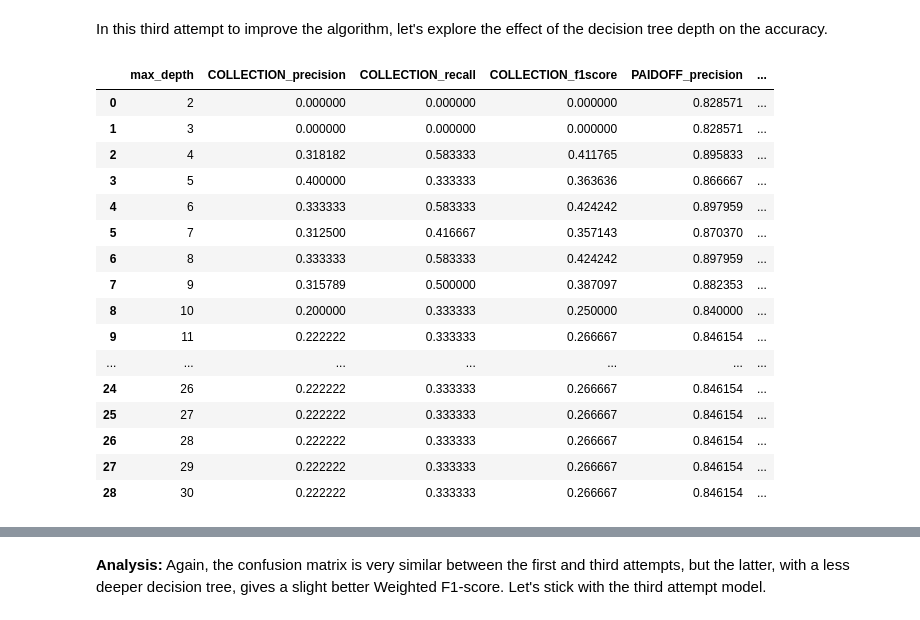
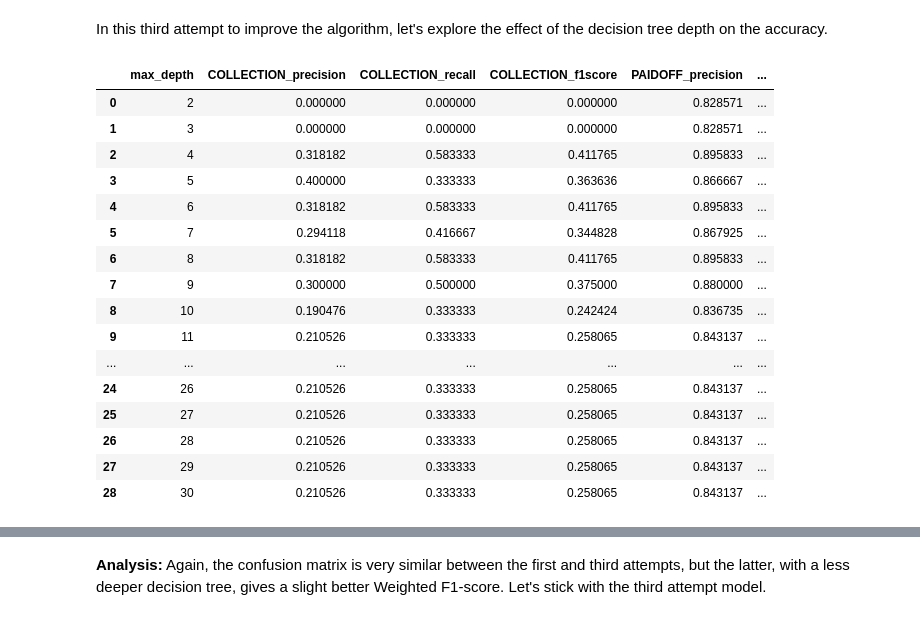
Before and after one commit to rcmtavares/coursera-capstone-project, a Jupyter notebook: ML0101EN final project.ipynb, the cells around one changed output, grey strips where cells are left out. Drawn from its saved outputs; the diff is of its cells as text; code cells hidden in the pictures.

```diff
--- a/ML0101EN final project.ipynb
+++ b/ML0101EN final project.ipynb
@@ -431,8 +430,8 @@ We can expect that our model won't be very good at predicting COLLECTION cases,
 # %%
 # Create a knn classifier with the best k and train the model again with the entire X dataset,
 # that will be used in the end for the final comparison of algorithms
-knn = KNeighborsClassifier(n_neighbors = best_k)
-knn.fit(X, y)
+knn_final = KNeighborsClassifier(n_neighbors = best_k)
+knn_final.fit(X, y)
 # %% [output]
 KNeighborsClassifier(algorithm='auto', leaf_size=30, metric='minkowski',
            metric_params=None, n_jobs=None, n_neighbors=18, p=2,
@@ -540,48 +539,48 @@ max_depth = 30
 results_dt = pd.DataFrame()
 
 # Iterate through different max_depth values and get the model's metrics
 for depth in range(min_depth, max_depth+1):
     dt = DecisionTreeClassifier(criterion="entropy", max_depth=depth)
-    dt.fit( X_train, y_train )
-    yhat_dt = dt.predict( X_test )
+    dt.fit( X_train_dt, y_train_dt )
+    yhat_dt = dt.predict( X_test_dt )
 
     # Get some metrics about our model
-    r = classification_report(y_test, yhat_dt, output_dict=True)
+    r = classification_report(y_test_dt, yhat_dt, output_dict=True)
 
     # Fill a dictionary with the desired metrics
     d = { 'max_depth' : [depth],
           'COLLECTION_precision' : [r['COLLECTION']['precision']],
           'COLLECTION_recall' : [r['COLLECTION']['recall']],
           'COLLECTION_f1score' : [r['COLLECTION']['f1-score']],
           'PAIDOFF_precision' : [r['PAIDOFF']['precision']],
           'PAIDOFF_recall' : [r['PAIDOFF']['recall']],
           'PAIDOFF_f1score' : [r['PAIDOFF']['f1-score']],
           'weighted_f1score' : [r['weighted avg']['f1-score']],
         }
 
     # Append the result to the table
     results_dt = results_dt.append( pd.DataFrame( data = d ), ignore_index = True )
 
 # Print the table in a pretty formatting
 results_dt
 # %% [output]
 |  | max_depth | COLLECTION_precision | COLLECTION_recall | COLLECTION_f1score | PAIDOFF_precision | ... |
 | 0 | 2 | 0.000000 | 0.000000 | 0.000000 | 0.828571 | ... |
 | 1 | 3 | 0.000000 | 0.000000 | 0.000000 | 0.828571 | ... |
 | 2 | 4 | 0.318182 | 0.583333 | 0.411765 | 0.895833 | ... |
 | 3 | 5 | 0.400000 | 0.333333 | 0.363636 | 0.866667 | ... |
-| 4 | 6 | 0.333333 | 0.583333 | 0.424242 | 0.897959 | ... |
-| 5 | 7 | 0.312500 | 0.416667 | 0.357143 | 0.870370 | ... |
-| 6 | 8 | 0.333333 | 0.583333 | 0.424242 | 0.897959 | ... |
-| 7 | 9 | 0.315789 | 0.500000 | 0.387097 | 0.882353 | ... |
-| 8 | 10 | 0.200000 | 0.333333 | 0.250000 | 0.840000 | ... |
-| 9 | 11 | 0.222222 | 0.333333 | 0.266667 | 0.846154 | ... |
+| 4 | 6 | 0.318182 | 0.583333 | 0.411765 | 0.895833 | ... |
+| 5 | 7 | 0.294118 | 0.416667 | 0.344828 | 0.867925 | ... |
+| 6 | 8 | 0.318182 | 0.583333 | 0.411765 | 0.895833 | ... |
+| 7 | 9 | 0.300000 | 0.500000 | 0.375000 | 0.880000 | ... |
+| 8 | 10 | 0.190476 | 0.333333 | 0.242424 | 0.836735 | ... |
+| 9 | 11 | 0.210526 | 0.333333 | 0.258065 | 0.843137 | ... |
 | ... | ... | ... | ... | ... | ... | ... |
-| 24 | 26 | 0.222222 | 0.333333 | 0.266667 | 0.846154 | ... |
-| 25 | 27 | 0.222222 | 0.333333 | 0.266667 | 0.846154 | ... |
-| 26 | 28 | 0.222222 | 0.333333 | 0.266667 | 0.846154 | ... |
-| 27 | 29 | 0.222222 | 0.333333 | 0.266667 | 0.846154 | ... |
-| 28 | 30 | 0.222222 | 0.333333 | 0.266667 | 0.846154 | ... |
+| 24 | 26 | 0.210526 | 0.333333 | 0.258065 | 0.843137 | ... |
+| 25 | 27 | 0.210526 | 0.333333 | 0.258065 | 0.843137 | ... |
+| 26 | 28 | 0.210526 | 0.333333 | 0.258065 | 0.843137 | ... |
+| 27 | 29 | 0.210526 | 0.333333 | 0.258065 | 0.843137 | ... |
+| 28 | 30 | 0.210526 | 0.333333 | 0.258065 | 0.843137 | ... |
 # %%
 # Plot the accuracy of the model as a function of max_depth, to analyze if there is a trend
 plt.plot(results_dt[['max_depth']], results_dt[['weighted_f1score']],'g')
```
Also changed, not shown: parts of 24 cells of this notebook.
